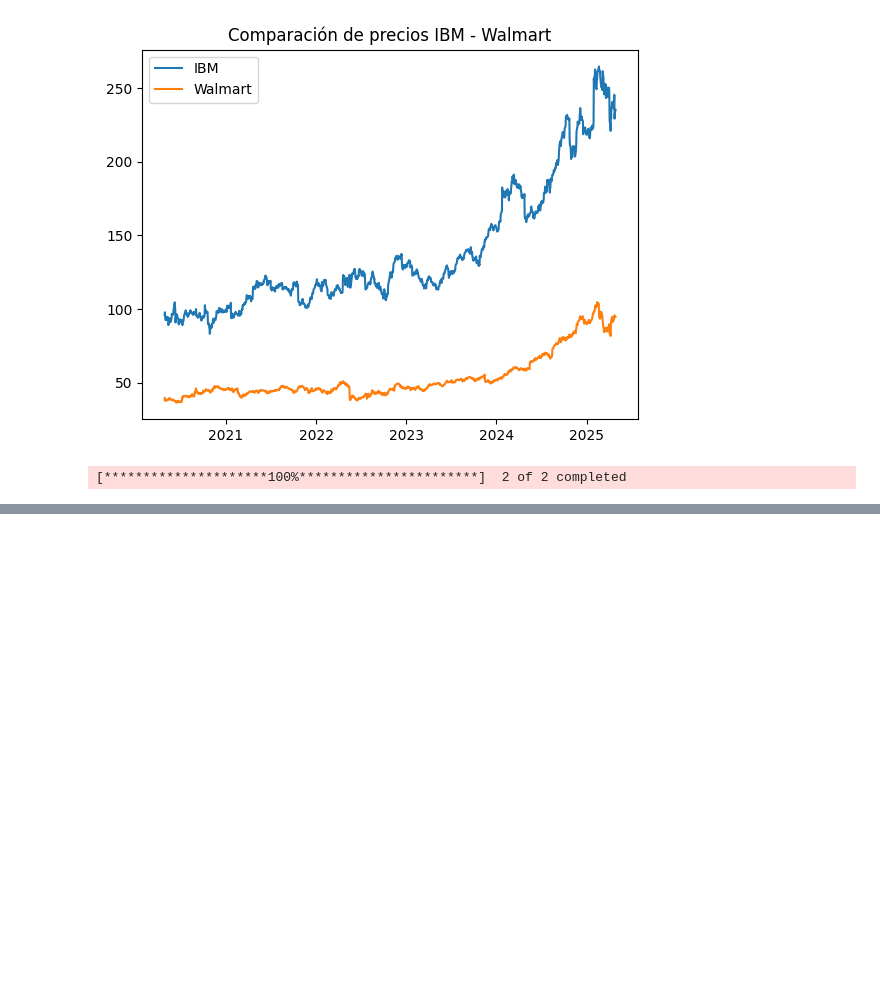
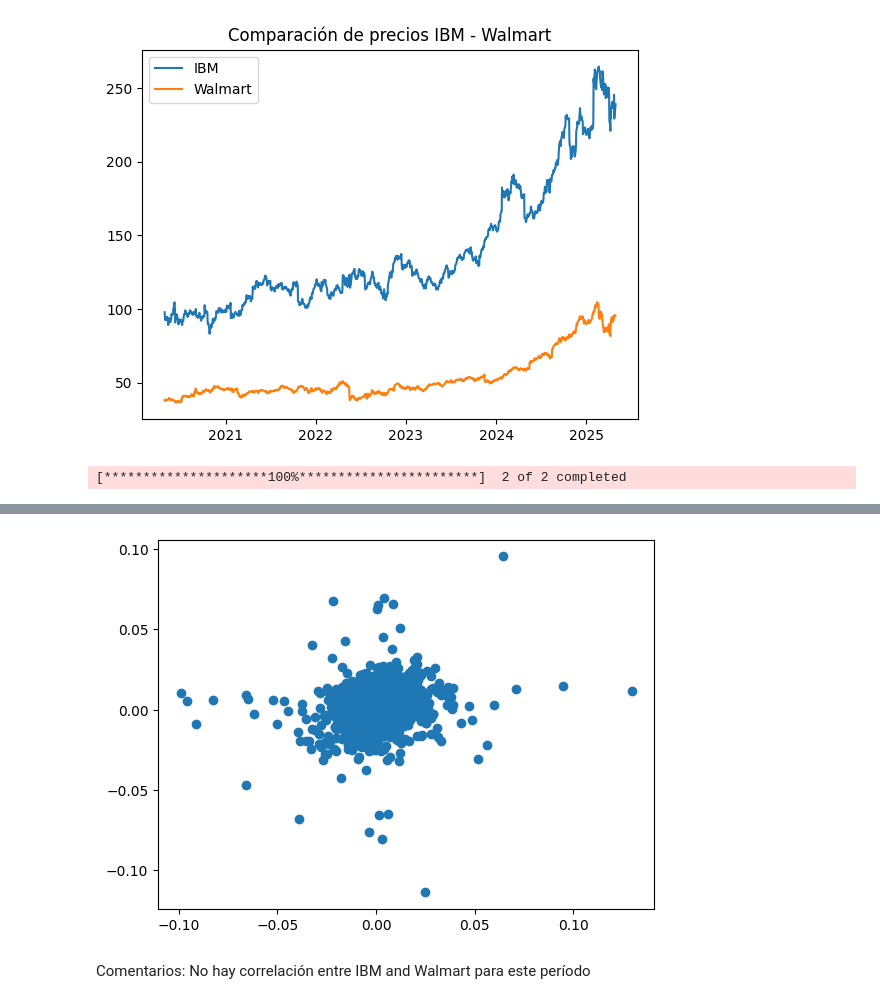
Before and after one commit to katiemackness/time-series-analysis, a Jupyter notebook: imb-walmart-acciones.ipynb, the cells around one changed output, grey strips where cells are left out. Cells and saved outputs as stored; diff of their text form; code cells hidden in the pictures; blank space fills up the shorter version.

```diff
--- a/imb-walmart-acciones.ipynb
+++ b/imb-walmart-acciones.ipynb
@@ -118,0 +126,7 @@ Correlación entre IBM y Walmart: 0.2058687006182558
+# %%
+plt.scatter(rend_ibm_wmt['IBM'], rend_ibm_wmt['WMT'])
+plt.show()
+# %% [output]
+[figure, added]
+# %% [markdown]
+Comentarios: No hay correlación entre IBM and Walmart para este período
```
Also changed, not shown: parts of 62 cells of this notebook.
